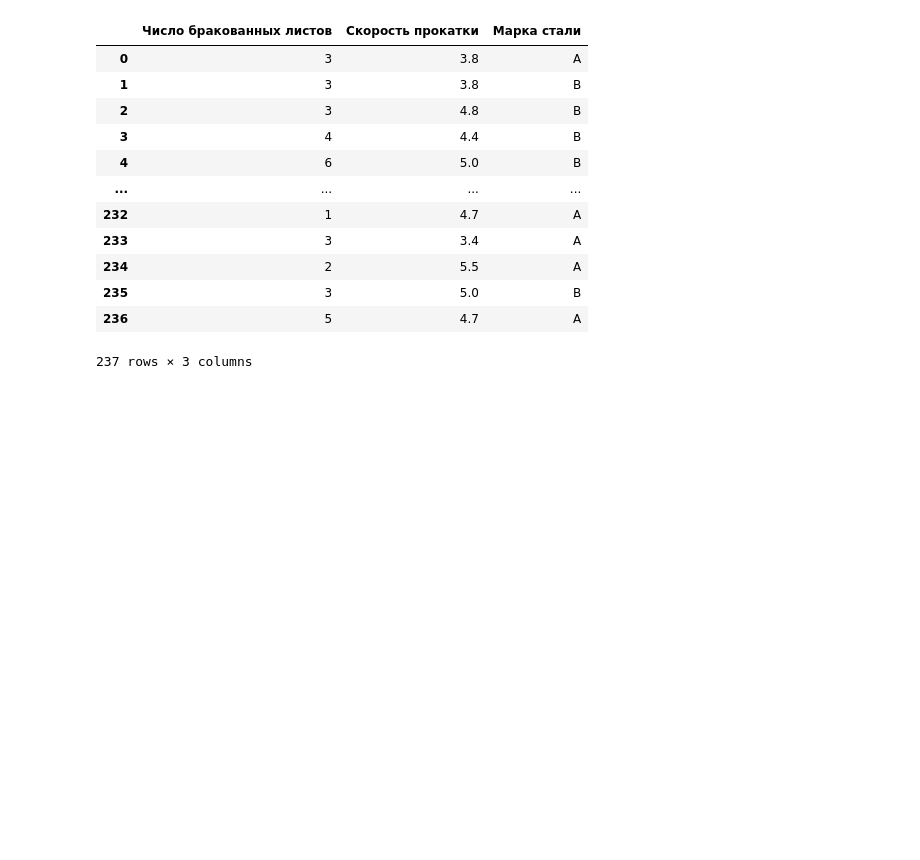
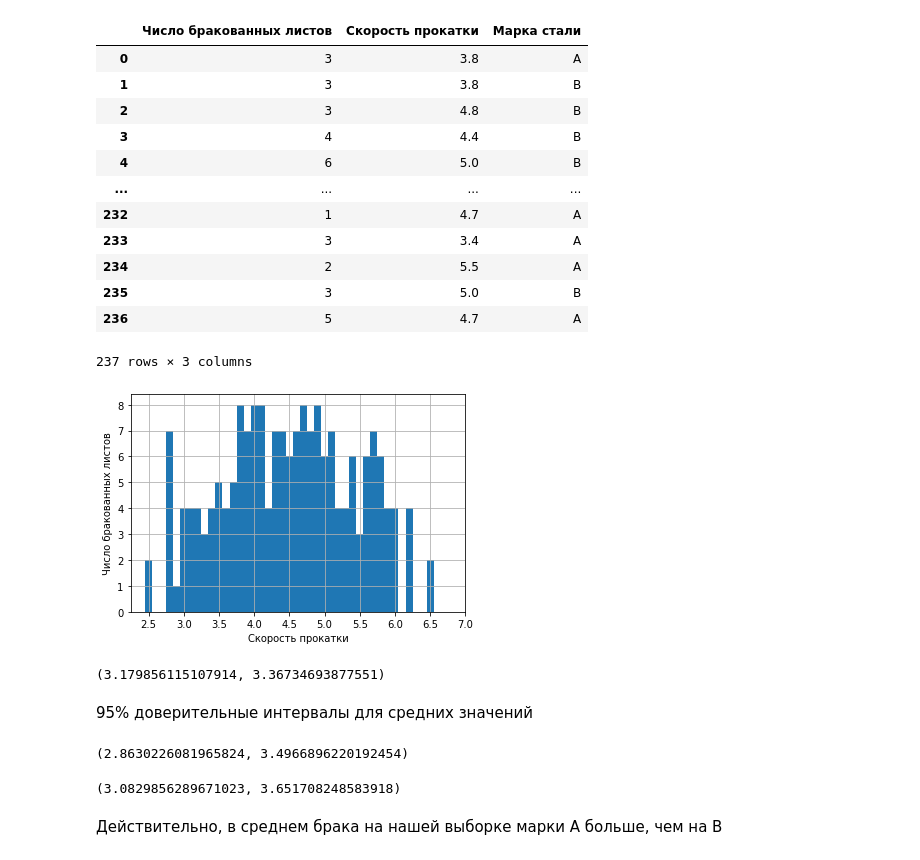
Before and after one commit to IamSVP94/SEVERSTAL_task, a Jupyter notebook: REPORT.ipynb, the cells around one changed output. Drawn from its saved outputs; the diff is of its cells as text; code cells hidden in the pictures; blank space fills up the shorter version.

```diff
--- a/REPORT.ipynb
+++ b/REPORT.ipynb
@@ -3,8 +8,9 @@ import pandas as pd
 # %% [markdown]
 ## Задание 1
+# %%
+path_to_project_directory = '/content/drive/My Drive/Colab Notebooks/SEVERSTAL_task/Data/'
 # %%
-statistics = pd.read_csv('/content/drive/My Drive/Colab Notebooks/SEVERSTAL_task/Data/Статистика за 2018 год.csv',
-                encoding='cp1251')
+statistics = pd.read_csv(path_to_project_directory+'Статистика за 2018 год.csv', encoding='cp1251')
 statistics
 # %% [output]
 |  | Число бракованных листов | Скорость прокатки | Марка стали |
@@ -20,3 +26,40 @@ statistics
 | 235 | 3 | 5.0 | B |
 | 236 | 5 | 4.7 | A |
 237 rows × 3 columns
+# %%
+plt.bar(statistics['Скорость прокатки'],
+        statistics['Число бракованных листов'],
+        width=0.1)
+plt.xlabel('Скорость прокатки')
+plt.ylabel('Число бракованных листов')
+plt.yticks(statistics['Число бракованных листов'].unique())
+plt.xticks(np.arange(min(statistics['Скорость прокатки']),
+                     max(statistics['Скорость прокатки'])+1,
+                     0.5))
+
+plt.grid()
+# %% [output]
+[figure, added]
+# %%
+statistics[statistics['Марка стали']=='A']['Число бракованных листов'].mean(), \
+statistics[statistics['Марка стали']=='B']['Число бракованных листов'].mean()
+# %% [output]
+(3.179856115107914, 3.36734693877551)
+# %% [markdown]
+95% доверительные интервалы для средних значений
+# %%
+_tconfint_generic(statistics[statistics['Марка стали']=='A']['Число бракованных листов'].mean(),
+                  statistics[statistics['Марка стали']=='A']['Число бракованных листов'].std(ddof=1) / np.sqrt(len(statistics[statistics['Марка стали']=='A']['Число бракованных листов'])),
+                  len(statistics[statistics['Марка стали']=='A']['Число бракованных листов']) - 1,
+                  0.05, 'two-sided')
+# %% [output]
+(2.8630226081965824, 3.4966896220192454)
+# %%
+_tconfint_generic(statistics[statistics['Марка стали']=='B']['Число бракованных листов'].mean(),
+                  statistics[statistics['Марка стали']=='B']['Число бракованных листов'].std(ddof=1) / np.sqrt(len(statistics[statistics['Марка стали']=='A']['Число бракованных листов'])),
+                  len(statistics[statistics['Марка стали']=='B']['Число бракованных листов']) - 1,
+                  0.05, 'two-sided')
+# %% [output]
+(3.0829856289671023, 3.651708248583918)
+# %% [markdown]
+Действительно, в среднем брака на нашей выборке марки A больше, чем на B
```
Also changed, not shown: parts of 14 cells of this notebook.
